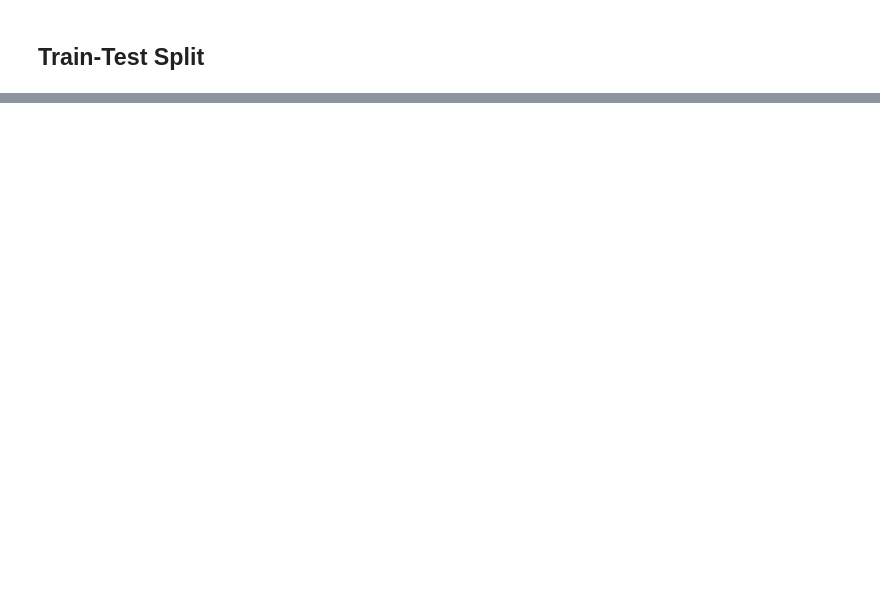
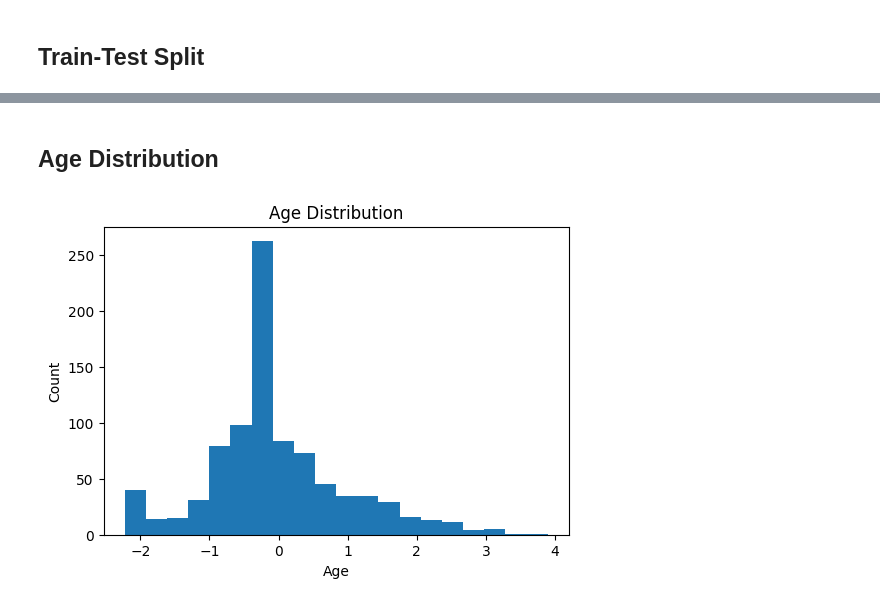
Before and after one commit to varunsingh-dev/machine-learning, a Jupyter notebook: 02_Data_PreProcessing/Data_Preprocessing.ipynb, the cells around one changed output, grey strips where cells are left out. Drawn from its saved outputs; the diff is of its cells as text; code cells hidden in the pictures; blank space fills up the shorter version.

```diff
--- a/02_Data_PreProcessing/Data_Preprocessing.ipynb
+++ b/02_Data_PreProcessing/Data_Preprocessing.ipynb
@@ -109,6 +146,6 @@ from sklearn.preprocessing import LabelEncoder
 
 encoder = LabelEncoder()
 
-df["City"] = encoder.fit_transform(df["City"])
+df["Sex"] = encoder.fit_transform(df["Sex"])
 
-df
+df["Embarked"] = encoder.fit_transform(df["Embarked"])
@@ -126,6 +167,4 @@ from sklearn.preprocessing import StandardScaler
 
 scaler = StandardScaler()
 
-df[["Age", "Salary"]] = scaler.fit_transform(df[["Age", "Salary"]])
-
-df
+df[["Age","Fare"]] = scaler.fit_transform(df[["Age","Fare"]])
@@ -185,0 +233,11 @@ Testing Data
+# %% [markdown]
+## Age Distribution
+# %%
+plt.figure(figsize=(6,4))
+plt.hist(df["Age"], bins=20)
+plt.title("Age Distribution")
+plt.xlabel("Age")
+plt.ylabel("Count")
+plt.show()
+# %% [output]
+[figure, added]
```
Also changed, not shown: parts of 34 cells of this notebook.
